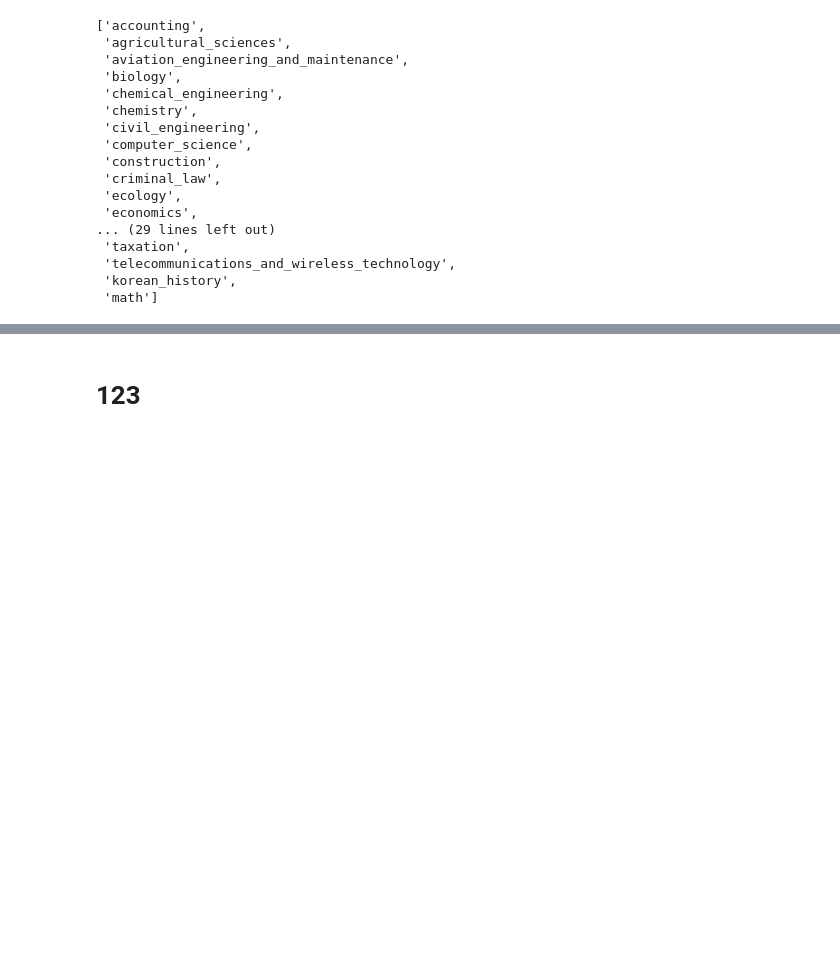
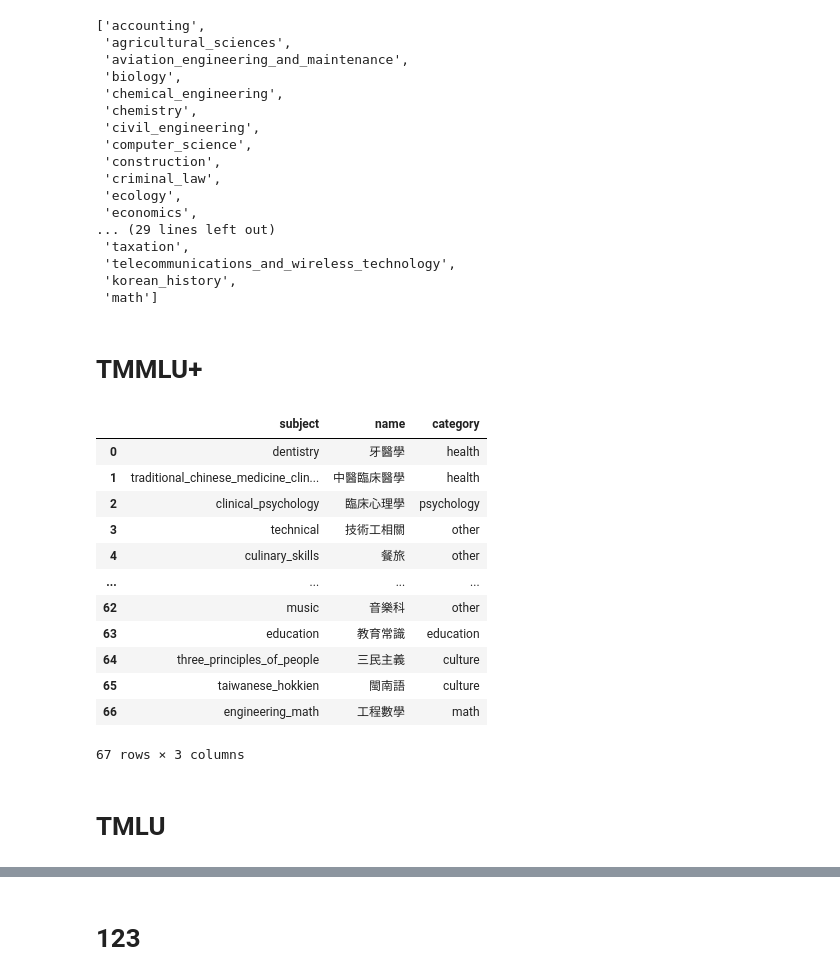
Before and after one commit to joeyliang1024/BenchWeaver, a Jupyter notebook: scripts/add_benchmark.ipynb, the cells around one changed output, grey strips where cells are left out. Drawn from its saved outputs; the diff is of its cells as text; code cells hidden in the pictures; blank space fills up the shorter version.

Commit message:
add TMMLU series

```diff
--- a/scripts/add_benchmark.ipynb
+++ b/scripts/add_benchmark.ipynb
@@ -493,3 +493,5 @@ with tqdm(total=len(task)) as pbar:
         dev_df.to_csv(f"/home/joeyliang/BenchWeaver/evaluation_data/kmmlu-hard/data/dev/{task_name}_dev.csv", index=False)
         test_df.to_csv(f"/home/joeyliang/BenchWeaver/evaluation_data/kmmlu-hard/data/test/{task_name}_test.csv", index=False)
         pbar.update(1)
+# %% [markdown]
+# TMMLU+
@@ -495,0 +553,18 @@ with tqdm(total=len(task)) as pbar:
+# %%
+import pandas as pd
+df = pd.read_csv("/home/joeyliang/BenchWeaver/evaluation_data/tmmluplus/subject.tsv", delimiter="\t")
+df
+# %% [output]
+|  | subject | name | category |
+| 0 | dentistry | 牙醫學 | health |
+| 1 | traditional_chinese_medicine_clin... | 中醫臨床醫學 | health |
+| 2 | clinical_psychology | 臨床心理學 | psychology |
+| 3 | technical | 技術工相關 | other |
+| 4 | culinary_skills | 餐旅 | other |
+| ... | ... | ... | ... |
+| 62 | music | 音樂科 | other |
+| 63 | education | 教育常識 | education |
+| 64 | three_principles_of_people | 三民主義 | culture |
+| 65 | taiwanese_hokkien | 閩南語 | culture |
+| 66 | engineering_math | 工程數學 | math |
+67 rows × 3 columns
@@ -495,0 +602,2 @@ with tqdm(total=len(task)) as pbar:
+# %% [markdown]
+# TMLU
```
Also changed, not shown: parts of 8 cells of this notebook, 19 other files.
